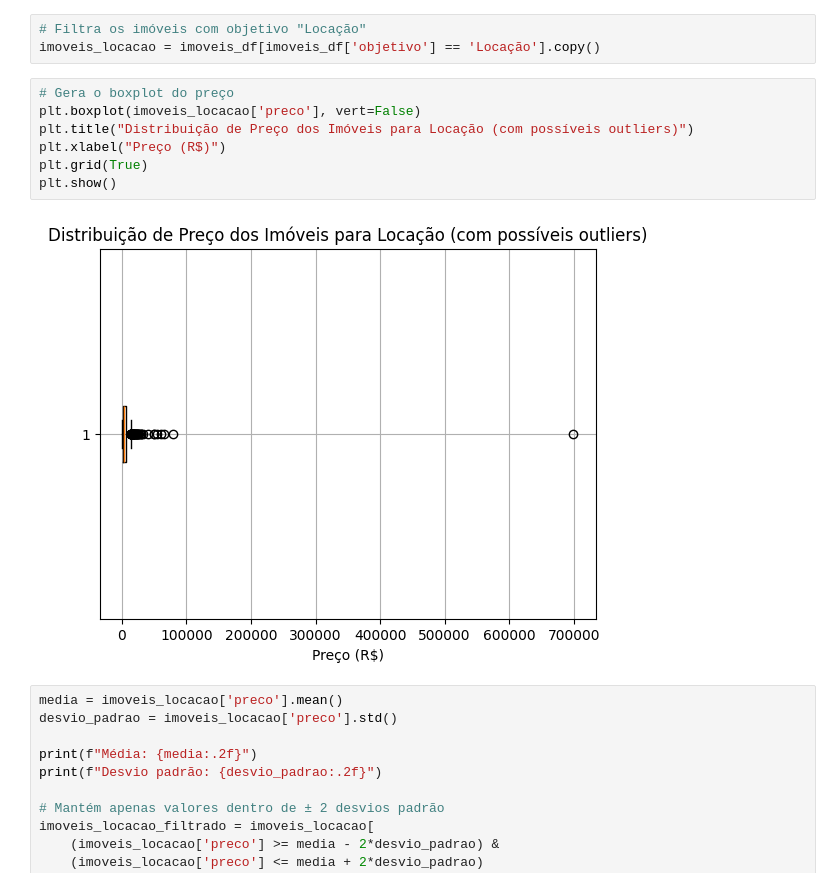
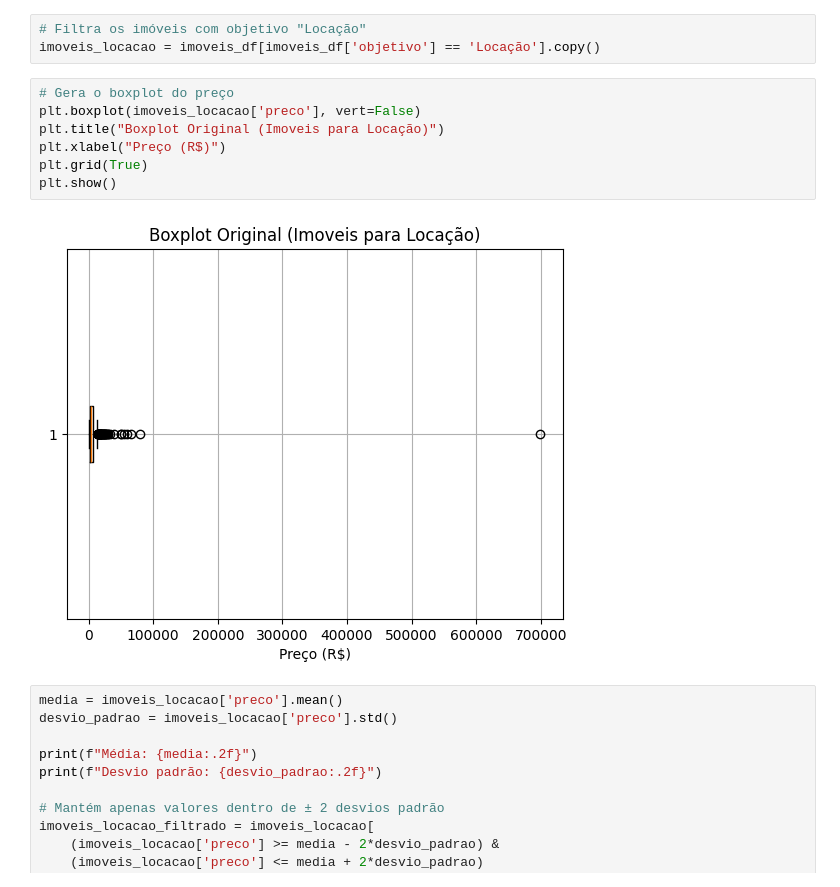
Before and after one commit to RaffaR902/TCC-API-COM-MACHINE-LEARNING, a Jupyter notebook: Pre Processamento de Dados/preprocessamento_imoveis.ipynb, the cells around one changed output. Cells and saved outputs as stored; diff of their text form.

```diff
--- a/Pre Processamento de Dados/preprocessamento_imoveis.ipynb
+++ b/Pre Processamento de Dados/preprocessamento_imoveis.ipynb
@@ -369,12 +381,12 @@ imoveis_locacao = imoveis_df[imoveis_df['objetivo'] == 'Locação'].copy()
 # %%
 # Gera o boxplot do preço
 plt.boxplot(imoveis_locacao['preco'], vert=False)
-plt.title("Distribuição de Preço dos Imóveis para Locação (com possíveis outliers)")
+plt.title("Boxplot Original (Imoveis para Locação)")
 plt.xlabel("Preço (R$)")
 plt.grid(True)
 plt.show()
 # %% [output]
-[figure, old version]
+[figure, new version]
 # %%
 media = imoveis_locacao['preco'].mean()
 desvio_padrao = imoveis_locacao['preco'].std()
```
Also changed, not shown: parts of 7 cells of this notebook.
